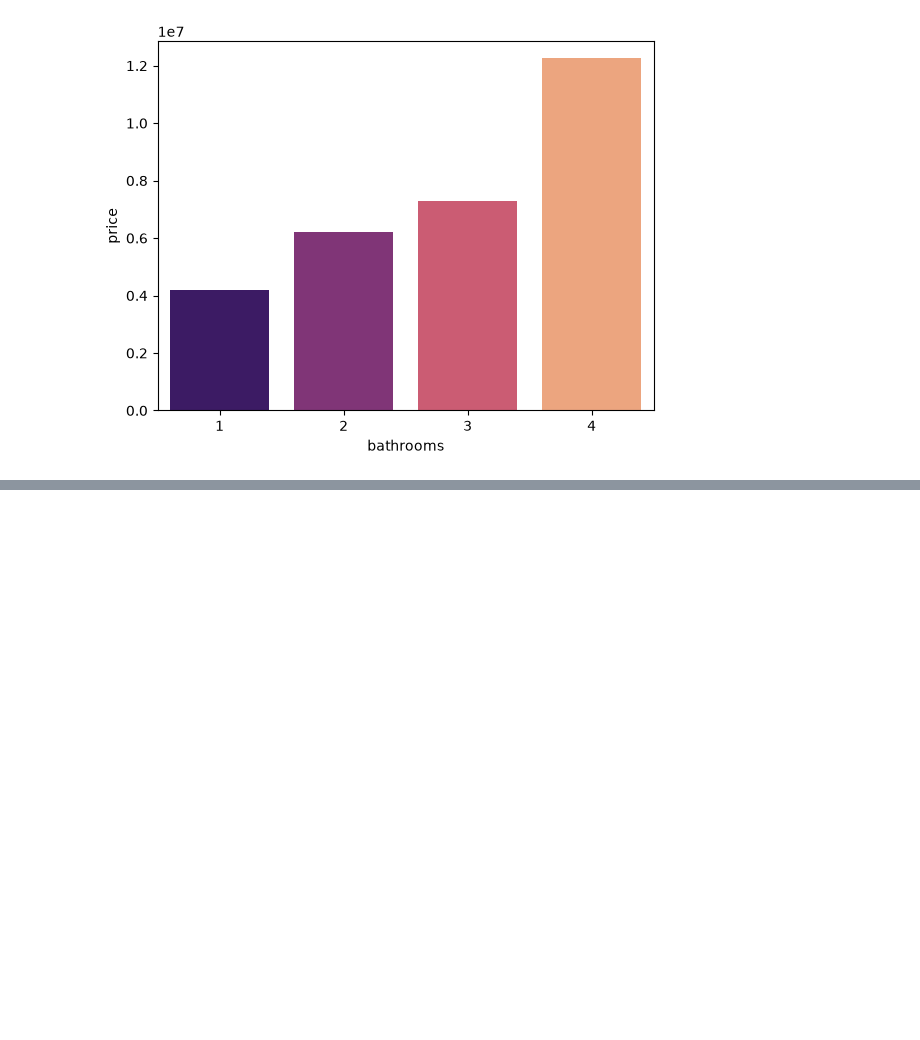
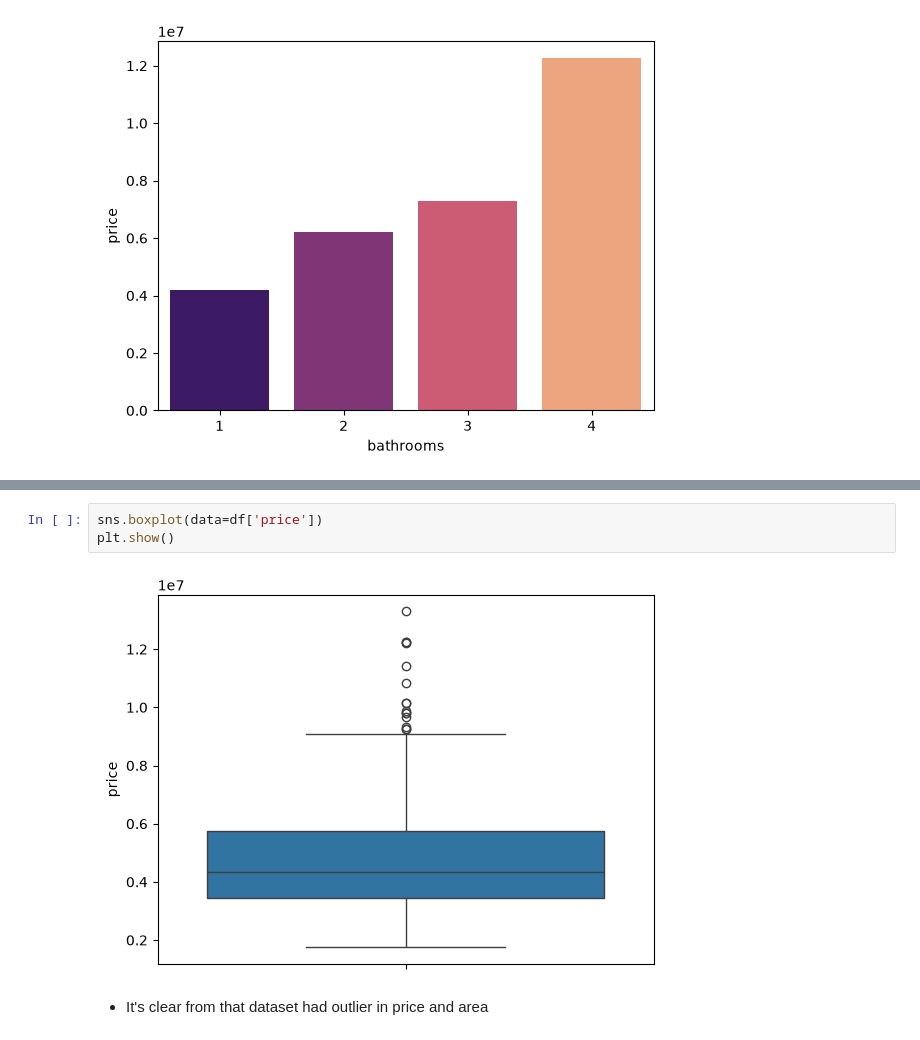
Before and after one commit to Keshavv-Sahu/D_projects, a Jupyter notebook: Housing/main.ipynb, the cells around one changed output, grey strips where cells are left out. Drawn from its saved outputs; the diff is of its cells as text; blank space fills up the shorter version.

```diff
--- a/Housing/main.ipynb
+++ b/Housing/main.ipynb
@@ -98,0 +105,7 @@ Passing `palette` without assigning `hue` is deprecated and will be removed in v
+# %%
+sns.boxplot(data=df['price'])
+plt.show()
+# %% [output]
+[figure, added]
+# %% [markdown]
+- It's clear from that dataset had outlier in price and area
```
Also changed, not shown: parts of 30 cells of this notebook.
